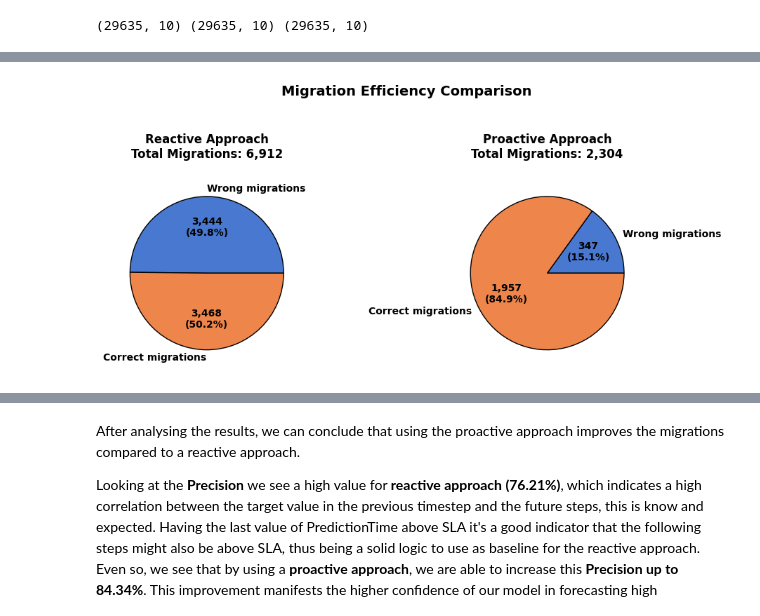
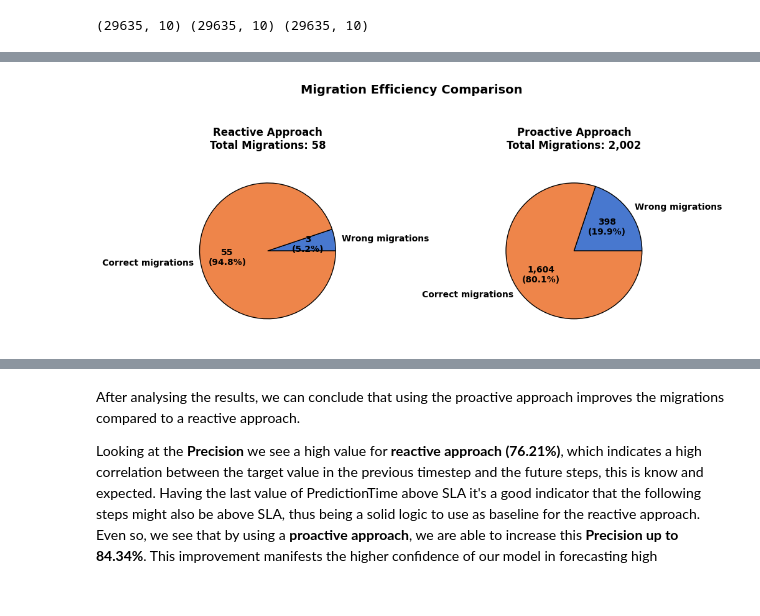
Before and after one commit to ProtossGP32/Time-Series-Library, a Jupyter notebook: result_analysis/migrations_analysis.ipynb, the cells around one changed output, grey strips where cells are left out. Drawn from its saved outputs; the diff is of its cells as text; code cells hidden in the pictures.

```diff
--- a/result_analysis/migrations_analysis.ipynb
+++ b/result_analysis/migrations_analysis.ipynb
@@ -678,8 +947,8 @@ fig, (ax1, ax2) = plt.subplots(1, 2, figsize=(10, 4))
 fig.patch.set_alpha(0)
 
 # Data for both approaches - reversed to match correct order
-reactive_data = [3444, 3468]  # [Predicted, Missed] - was [Missed, Predicted]
-proactive_data = [347, 1957]  # [Predicted, Missed] - was [Missed, Predicted]
+reactive_data = [3, 55]  # [Predicted, Missed] - was [Missed, Predicted]
+proactive_data = [398, 1604]  # [Predicted, Missed] - was [Missed, Predicted]
 labels = ['Wrong migrations','Correct migrations']
 colors = ['#4878CF', '#EE854A']
 
@@ -688,31 +957,31 @@ def pie_with_border(ax, data, title):
         def my_autopct(pct):
             val = values[int(pct*len(values)/100)]
             return f'{int(val):,}\n({pct:.1f}%)'
         return my_autopct
 
     wedges, texts, autotexts = ax.pie(data,
                                      labels=labels,
                                      colors=colors,
                                      autopct=make_autopct(data),
                                      textprops={'fontsize': 10, 'weight': 'bold'})
 
     for wedge in wedges:
         wedge.set_edgecolor('black')
         wedge.set_linewidth(1)
 
     ax.set_title(f'{title}\nTotal Migrations: {sum(data):,}',
                 pad=20, fontsize=12, weight='bold')
     ax.set_alpha(0)
 
 pie_with_border(ax1, reactive_data, 'Reactive Approach')
 pie_with_border(ax2, proactive_data, 'Proactive Approach')
 
 fig.suptitle('Migration Efficiency Comparison', fontsize=14, weight='bold', y=1.05)
 
 for ax in [ax1, ax2]:
     ax.set_frame_on(False)
 
 plt.tight_layout()
 plt.show()
 # %% [output]
-[figure, old version]
+[figure, new version]
```
Also changed, not shown: parts of 33 cells of this notebook.
